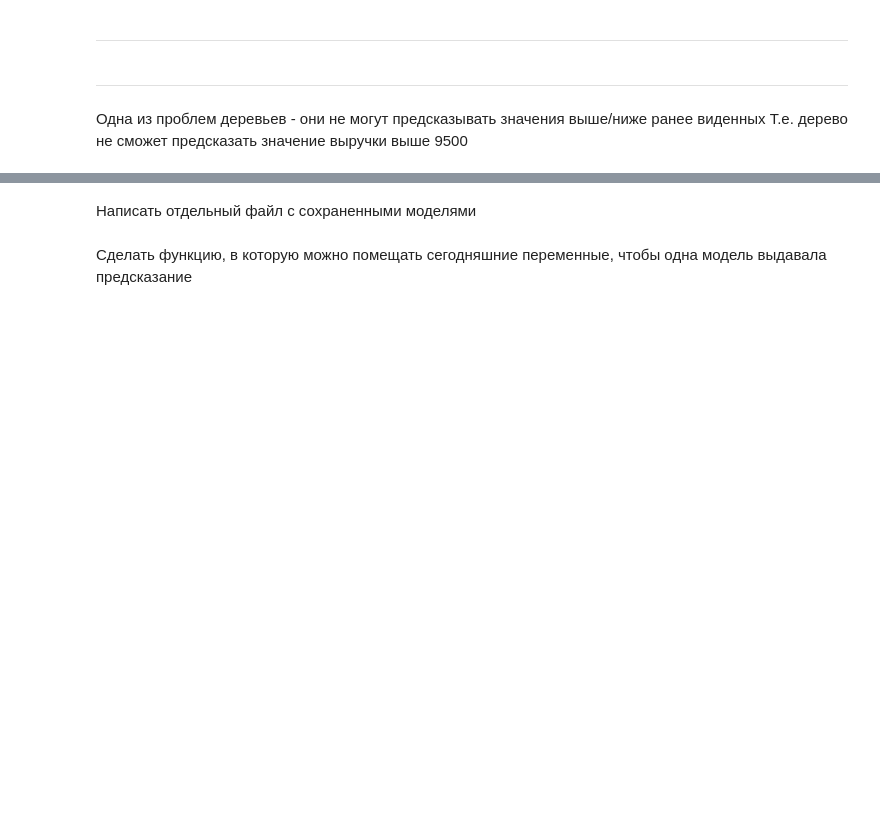
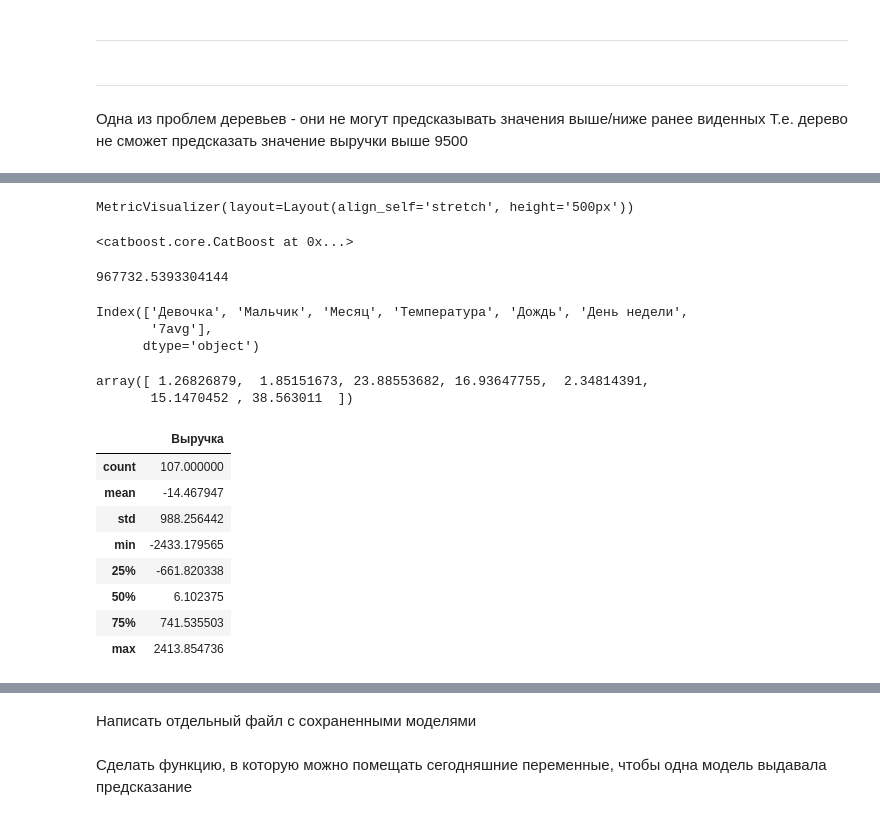
Before and after one commit to Strang1k/tgbot-daily_revenue_prediction, a Jupyter notebook: viruchka.ipynb, the cells around one changed output, grey strips where cells are left out. Cells and saved outputs as stored; diff of their text form; code cells hidden in the pictures; blank space fills up the shorter version.

```diff
--- a/viruchka.ipynb
+++ b/viruchka.ipynb
@@ -671,0 +746,11 @@ _______________________________________________________________________________
+# %%
+grid7 = {'iterations': [30, 50, 100, 500, 1000, 2500],
+        'learning_rate': [0.03, 0.05],
+        'depth': [2, 3, 4],
+        'l2_leaf_reg': [1, 2, 3],
+        'random_state':[rs],
+        'metric_period':[250],
+        'logging_level':['Silent']}
+
+gscb7 = CatBoost()
+gsresult7 = gscb7.grid_search(grid7, X=pool7, plot=True)
@@ -671,0 +767,6 @@ _______________________________________________________________________________
+# %%
+params7 = gsresult7['params']
+# %%
+#params7 = {'metric_period': 250, 'depth': 4, 'random_seed': 1385, 'l2_leaf_reg': 1, 'iterations': 2500, 'learning_rate': 0.05, 'logging_level': 'Silent'}
+cbm7 = CatBoost(params=params7)
+cbm7.fit(pool7, plot=True)
@@ -671,0 +788,7 @@ _______________________________________________________________________________
+# %%
+params7 = {'metric_period': 250, 'depth': 4, 'random_seed': 1385, 'l2_leaf_reg': 1, 'iterations': 1000, 'learning_rate': 0.05, 'logging_level': 'Silent'}
+cbm7 = CatBoost(params=params7)
+cbm7.fit(pool7, plot=True)
+# %% [output]
+MetricVisualizer(layout=Layout(align_self='stretch', height='500px'))
+<catboost.core.CatBoost at 0x...>
@@ -671,0 +797,29 @@ _______________________________________________________________________________
+# %%
+mean_squared_error(y_test7, cbm7.predict(X_test7avg))
+# %% [output]
+967732.5393304144
+# %%
+X_train7avg.columns
+# %% [output]
+Index(['Девочка', 'Мальчик', 'Месяц', 'Температура', 'Дождь', 'День недели',
+       '7avg'],
+      dtype='object')
+# %%
+cbm7.feature_importances_
+# %% [output]
+array([ 1.26826879,  1.85151673, 23.88553682, 16.93647755,  2.34814391,
+       15.1470452 , 38.563011  ])
+# %%
+diff7 = cbm7.predict(X_test7avg).reshape(107, 1) - y_test7
+diff7 = pd.DataFrame(diff7)
+diff7.describe() #отклонение от верного
+# %% [output]
+|  | Выручка |
+| count | 107.000000 |
+| mean | -14.467947 |
+| std | 988.256442 |
+| min | -2433.179565 |
+| 25% | -661.820338 |
+| 50% | 6.102375 |
+| 75% | 741.535503 |
+| max | 2413.854736 |
```
Also changed, not shown: parts of 74 cells of this notebook.
